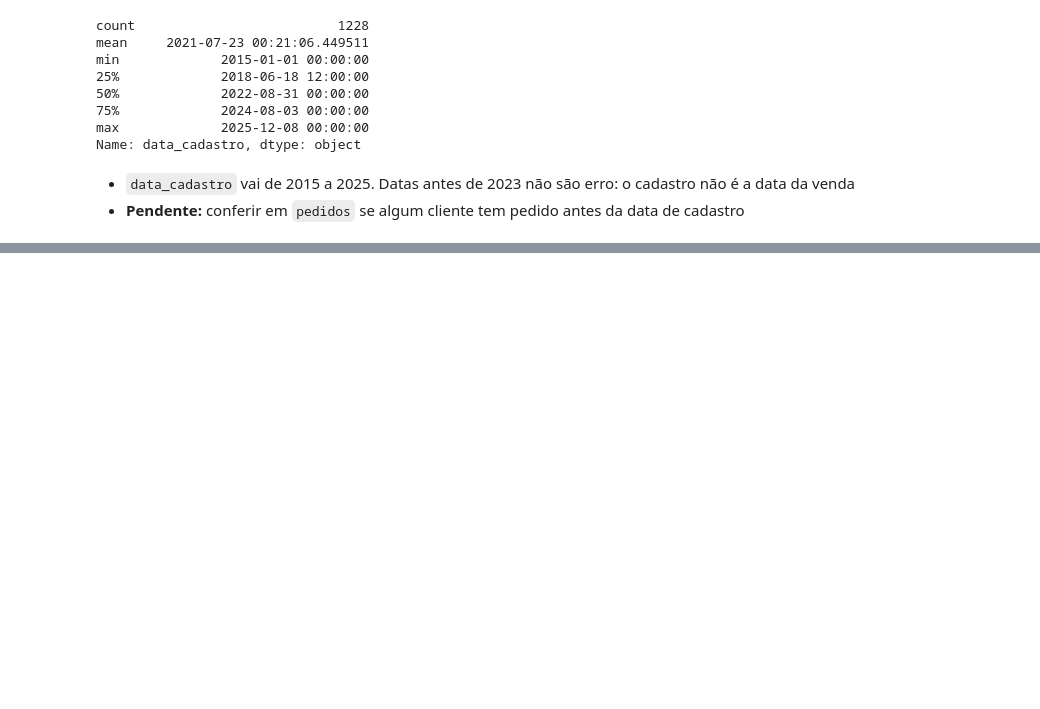
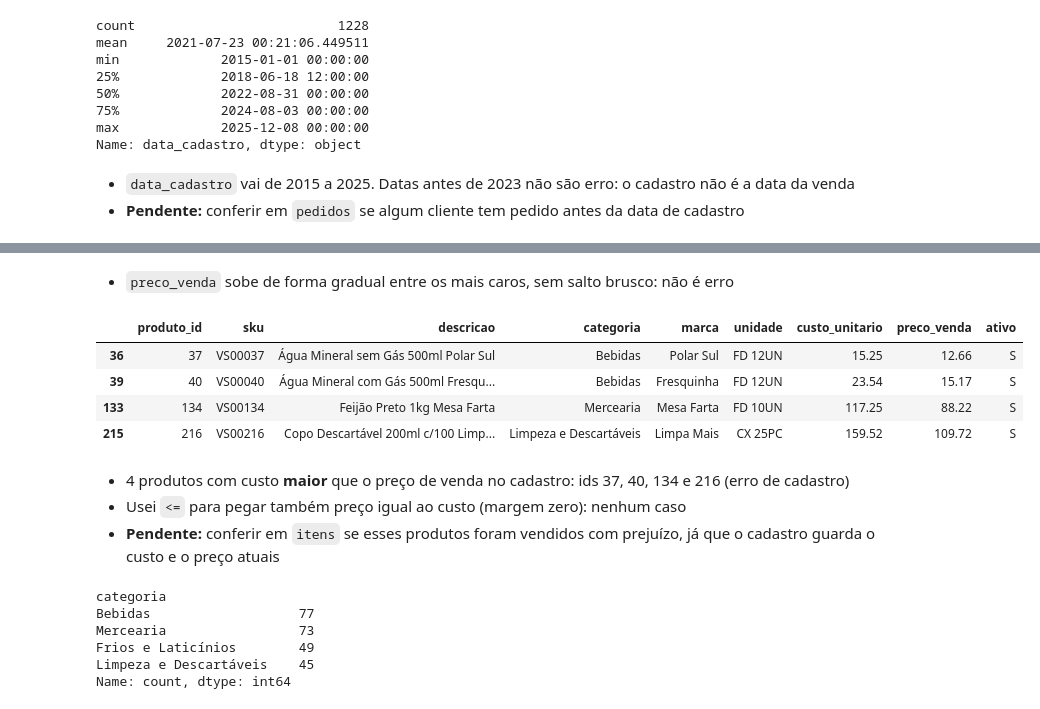
Before and after one commit to fernandesnic/distribuidora-vale-sul, a Jupyter notebook: notebooks/01_exploracao.ipynb, the cells around one changed output, grey strips where cells are left out. Saved outputs shown, nothing was run; the diff lists cells and outputs as text; code cells hidden in the pictures; blank space fills up the shorter version.

```diff
--- a/notebooks/01_exploracao.ipynb
+++ b/notebooks/01_exploracao.ipynb
@@ -151,0 +224,23 @@ Name: data_cadastro, dtype: object
+# %% [markdown]
+- `preco_venda` sobe de forma gradual entre os mais caros, sem salto brusco: não é erro
+# %%
+produtos[produtos["preco_venda"] <= produtos["custo_unitario"]]
+# %% [output]
+|  | produto_id | sku | descricao | categoria | marca | unidade | custo_unitario | preco_venda | ativo |
+| 36 | 37 | VS00037 | Água Mineral sem Gás 500ml Polar Sul | Bebidas | Polar Sul | FD 12UN | 15.25 | 12.66 | S |
+| 39 | 40 | VS00040 | Água Mineral com Gás 500ml Fresqu... | Bebidas | Fresquinha | FD 12UN | 23.54 | 15.17 | S |
+| 133 | 134 | VS00134 | Feijão Preto 1kg Mesa Farta | Mercearia | Mesa Farta | FD 10UN | 117.25 | 88.22 | S |
+| 215 | 216 | VS00216 | Copo Descartável 200ml c/100 Limp... | Limpeza e Descartáveis | Limpa Mais | CX 25PC | 159.52 | 109.72 | S |
+# %% [markdown]
+- 4 produtos com custo **maior** que o preço de venda no cadastro: ids 37, 40, 134 e 216 (erro de cadastro)
+- Usei `<=` para pegar também preço igual ao custo (margem zero): nenhum caso
+- **Pendente:** conferir em `itens` se esses produtos foram vendidos com prejuízo, já que o cadastro guarda o custo e o preço atuais
+# %%
+produtos["categoria"].value_counts()
+# %% [output]
+categoria
+Bebidas                   77
+Mercearia                 73
+Frios e Laticínios        49
+Limpeza e Descartáveis    45
+Name: count, dtype: int64
```
Also changed, not shown: parts of 37 cells of this notebook.
